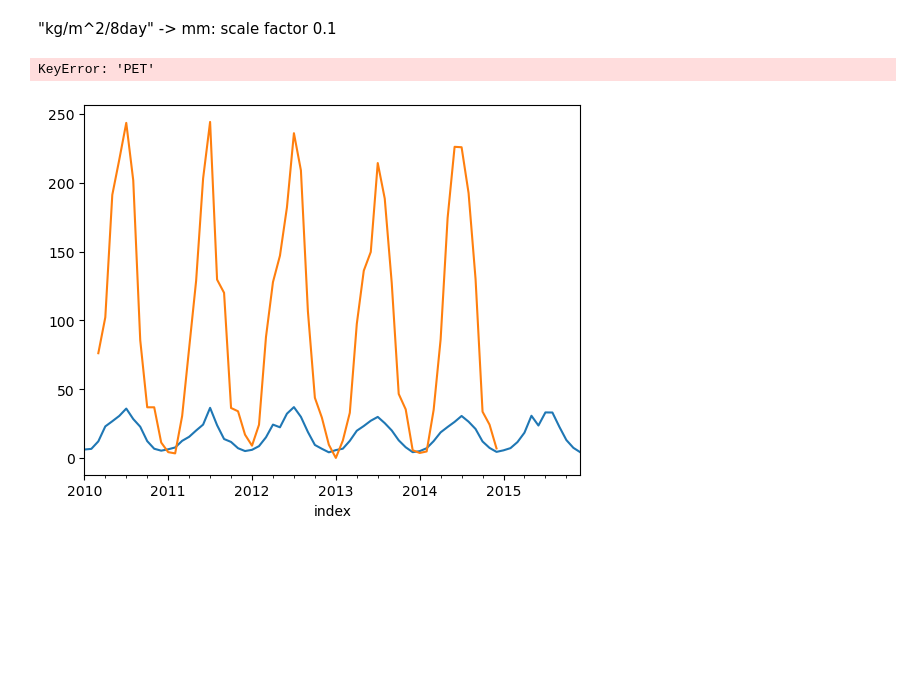
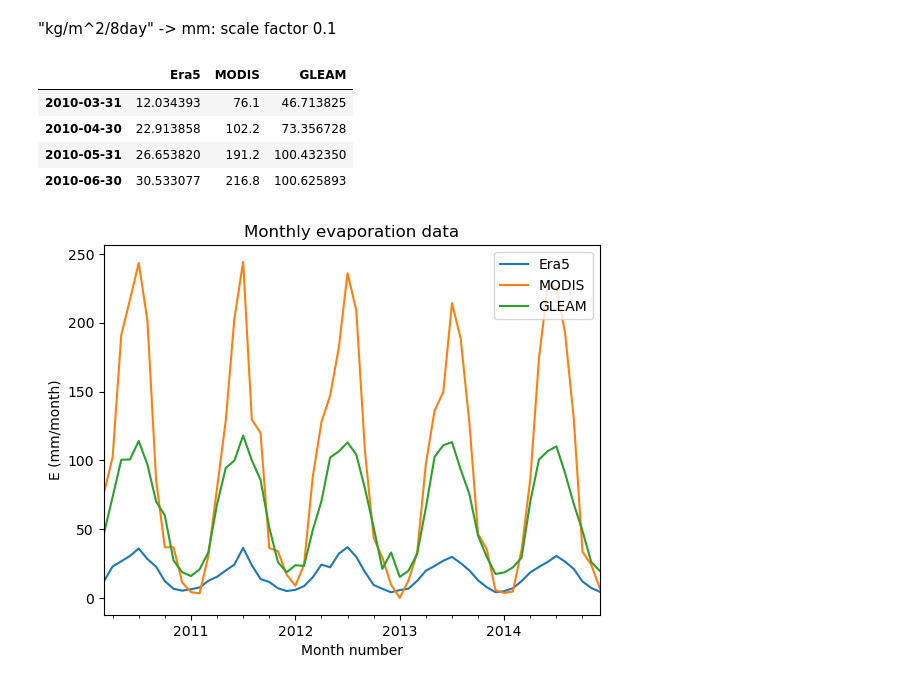
Before and after one commit to Daafip/ENVM1502-Catchment-model, a Jupyter notebook: Python files/2.67.Data_assimilation.ipynb, the cells around one changed output. Saved outputs shown, nothing was run; the diff lists cells and outputs as text; code cells hidden in the pictures; blank space fills up the shorter version.

```diff
--- a/Python files/2.67.Data_assimilation.ipynb
+++ b/Python files/2.67.Data_assimilation.ipynb
@@ -68,7 +99,7 @@ ax.set_xlim(("2010","2015"))
 ## E
 Load in EP from data collected already
 # %%
-ERA5_E = df_all_data[["Pev"]]
+ERA5_E = df_all_data[["Pev"]].rename(columns={"Pev":"Era5"}).resample('m').sum()
 # %%
 MODIS = pd.read_parquet(f"{data_folder}\\EP\\MODIS.parquet").dropna()
 MODIS["PET"] = MODIS["PET"] * 0.1
@@ -76,13 +107,23 @@ MODIS["PET"] = MODIS["PET"] * 0.1
 "kg/m^2/8day"  -> mm: scale factor 0.1
 # %%
 MODIS_monthly = MODIS.resample('m').sum()
+MODIS_monthly.rename(columns={"PET":"MODIS"},inplace=True)
 # %%
-GLEAM = pd.read_parquet(f"{data_folder}\\EP\\GLEAM.parquet")
+GLEAM = pd.read_parquet(f"{data_folder}\\EP\\GLEAM.parquet").loc["2010":"2015"].rename(columns={"Pe":"GLEAM"})
+# %%
+df_e = pd.concat([ERA5_E,MODIS_monthly, GLEAM],axis=1).loc["2010-03":"2014"]
+df_e.head(4)
+# %% [output]
+|  | Era5 | MODIS | GLEAM |
+| 2010-03-31 | 12.034393 | 76.1 | 46.713825 |
+| 2010-04-30 | 22.913858 | 102.2 | 73.356728 |
+| 2010-05-31 | 26.653820 | 191.2 | 100.432350 |
+| 2010-06-30 | 30.533077 | 216.8 | 100.625893 |
 # %%
 fig, ax = plt.subplots(1)
-ERA5_E["Pev"].resample("M").sum().plot(ax=ax,label="Era5E")
-MODIS_monthly["PET"].plot(ax=ax,label="MODIS")
-GLEAM["PET"].plot(ax=ax,label="GLEAM")
+df_e.plot(ax=ax)
+ax.set_title("Monthly evaporation data")
+ax.set_ylabel("E (mm/month)")
+ax.set_xlabel("Month number");
 # %% [output]
-KeyError: 'PET'
-[figure, old version]
+[figure, new version]
```
Also changed, not shown: parts of 40 cells of this notebook, 7 other files.
